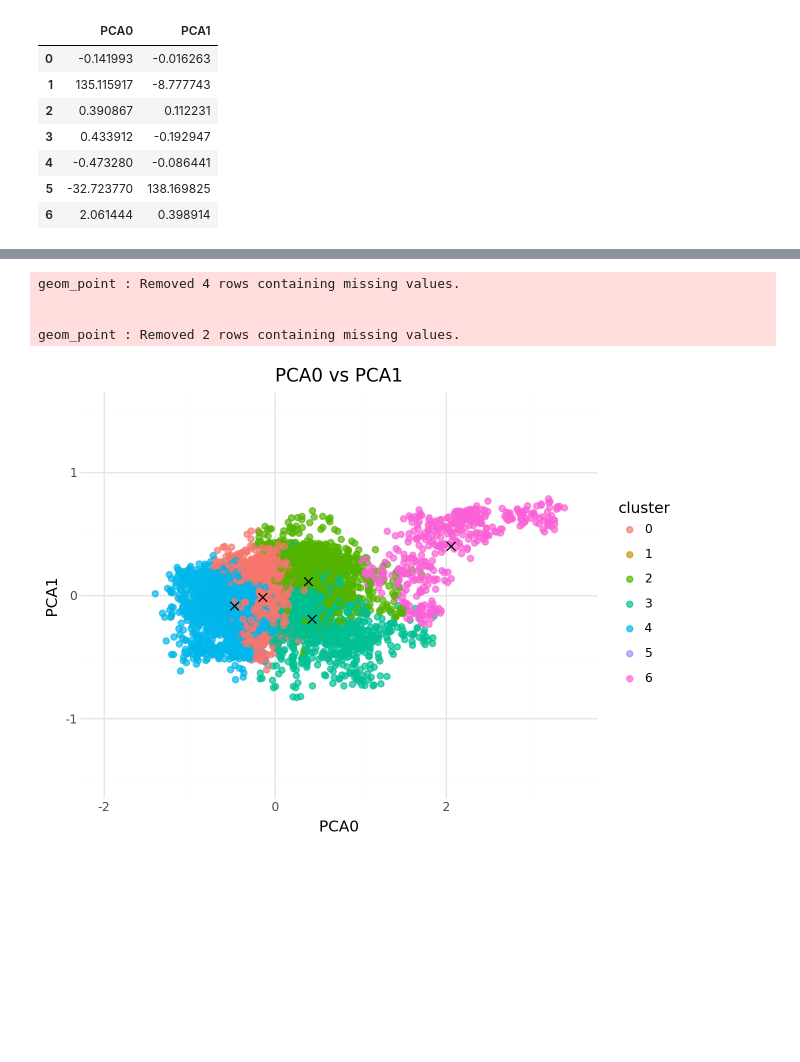
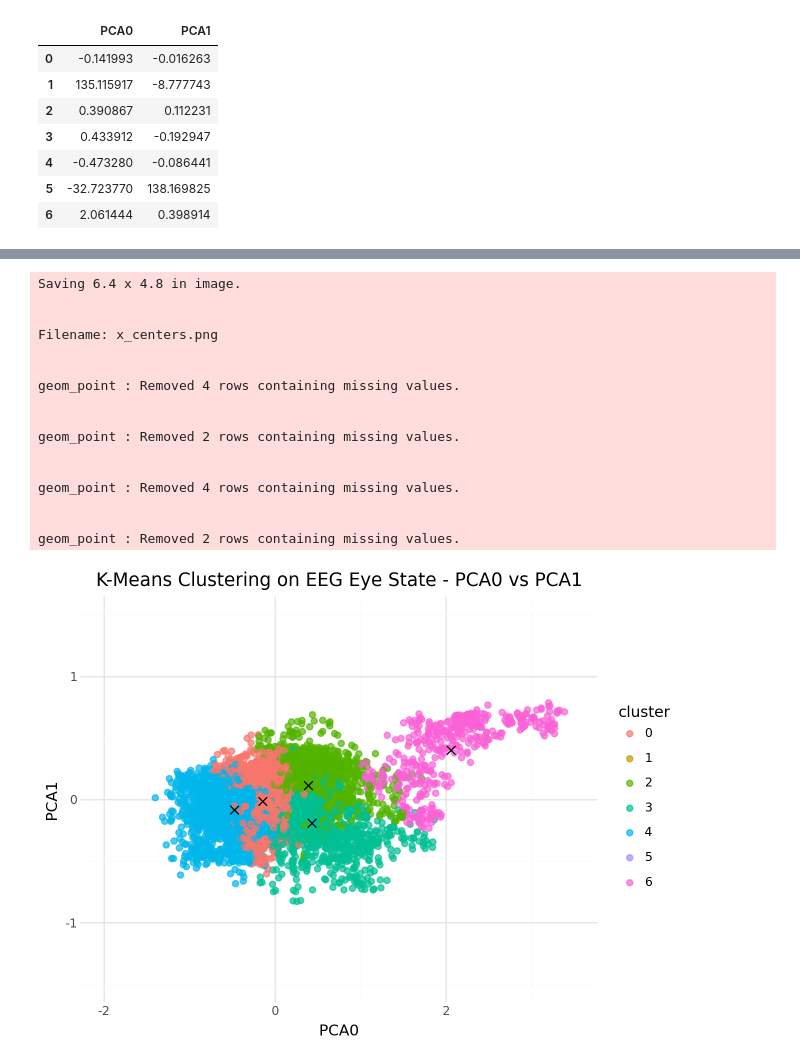
Before and after one commit to gheenc/Computational-Methods, a Jupyter notebook: pset4/pset4 problem 4.ipynb, the cells around one changed output, grey strips where cells are left out. Cells and saved outputs as stored; diff of their text form; code cells hidden in the pictures; blank space fills up the shorter version.

```diff
--- a/pset4/pset4 problem 4.ipynb
+++ b/pset4/pset4 problem 4.ipynb
@@ -163,26 +178,40 @@ pca = pca.rename(columns={0: "PCA0", 1: "PCA1"})
 # %%
 graph = (
     ggplot(pca, aes(x='PCA0', y='PCA1', color='cluster'))
     + geom_point(size=2, alpha=0.7)
     + geom_point(
         data=centers_df,
         mapping=aes(x='PCA0', y='PCA1'),
         shape='x',
         size=3,
         color='black'
     )
     + labs(
     x='PCA0',
     y='PCA1',
-    title = 'PCA0 vs PCA1'
+    title = 'K-Means Clustering on EEG Eye State - PCA0 vs PCA1'
 ) + theme_minimal()
 + xlim(-2, 3.5)
 + ylim(-1.5, 1.5)
 )
+
+graph.save('x_centers.png')
 graph
 # %% [output]
+Saving 6.4 x 4.8 in image.
+
+
+Filename: x_centers.png
+
+
 geom_point : Removed 4 rows containing missing values.
 
 
 geom_point : Removed 2 rows containing missing values.
+
+
+geom_point : Removed 4 rows containing missing values.
+
+
+geom_point : Removed 2 rows containing missing values.
-[figure, old version]
+[figure, new version]
```
Also changed, not shown: parts of 12 cells of this notebook, 2 other files.
